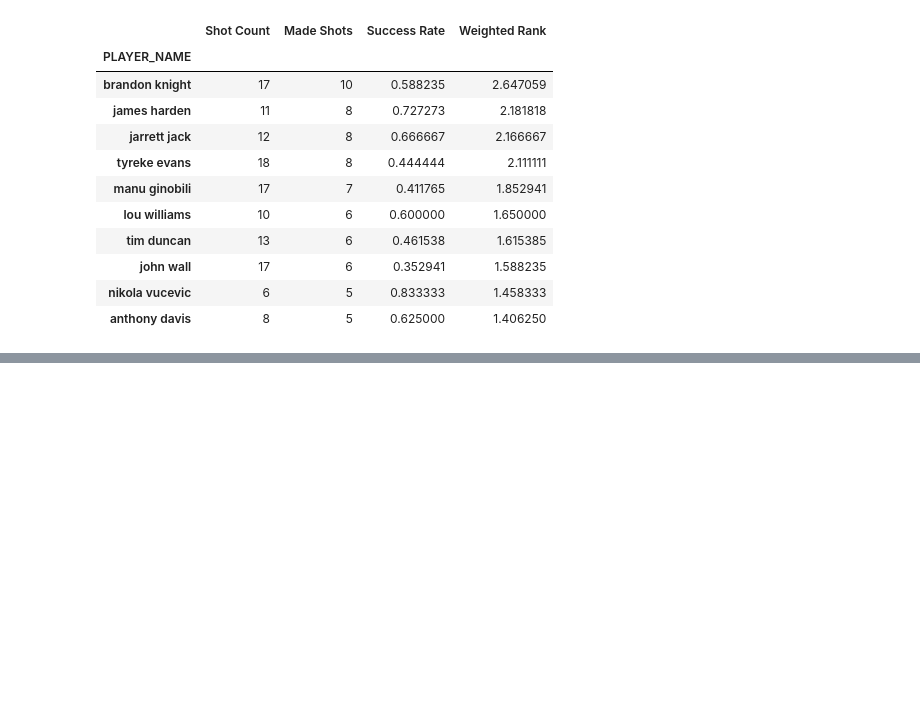
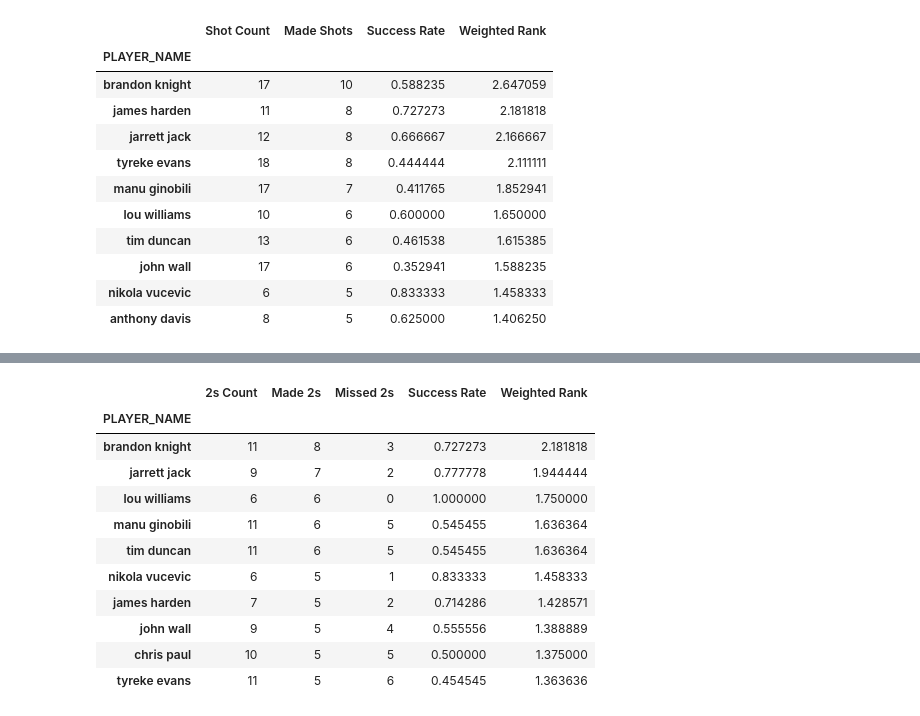
Before and after one commit to briennecole/NBA_Shot_Analysis, a Jupyter notebook: Clutch_Analysis.ipynb, the cells around one changed output, grey strips where cells are left out. Drawn from its saved outputs; the diff is of its cells as text; code cells hidden in the pictures; blank space fills up the shorter version.

```diff
--- a/Clutch_Analysis.ipynb
+++ b/Clutch_Analysis.ipynb
@@ -70,0 +103,27 @@ clutch_chart.sort_values("Weighted Rank", ascending=False).head(10)
+# %%
+two_pts= clutch.loc[clutch["PTS_TYPE"] == 2]
+new_two= two_pts.groupby("PLAYER_NAME")
+made_two= new_two["FGM"].sum()
+two_count= new_two["PLAYER_ID"].count()
+two_chart= pd.DataFrame({"2s Count": two_count,
+                          "Made 2s": made_two})
+two_chart["Missed 2s"]= two_count- made_two
+two_chart["Success Rate"]= two_chart["Made 2s"]/two_chart["2s Count"]
+weighted_made_two= made_two*0.5
+weighted_success_rate2= two_chart["Success Rate"]*0.5
+two_chart["Weighted Rank"]= (weighted_made_two+weighted_success_rate2)/2
+two_chart.sort_values("Weighted Rank", ascending= False).head(10)
+#207 players
+# %% [output]
+|  | 2s Count | Made 2s | Missed 2s | Success Rate | Weighted Rank |
+| PLAYER_NAME |  |  |  |  |  |
+| brandon knight | 11 | 8 | 3 | 0.727273 | 2.181818 |
+| jarrett jack | 9 | 7 | 2 | 0.777778 | 1.944444 |
+| lou williams | 6 | 6 | 0 | 1.000000 | 1.750000 |
+| manu ginobili | 11 | 6 | 5 | 0.545455 | 1.636364 |
+| tim duncan | 11 | 6 | 5 | 0.545455 | 1.636364 |
+| nikola vucevic | 6 | 5 | 1 | 0.833333 | 1.458333 |
+| james harden | 7 | 5 | 2 | 0.714286 | 1.428571 |
+| john wall | 9 | 5 | 4 | 0.555556 | 1.388889 |
+| chris paul | 10 | 5 | 5 | 0.500000 | 1.375000 |
+| tyreke evans | 11 | 5 | 6 | 0.454545 | 1.363636 |
```
Also changed, not shown: parts of 5 cells of this notebook, 5 other files.
